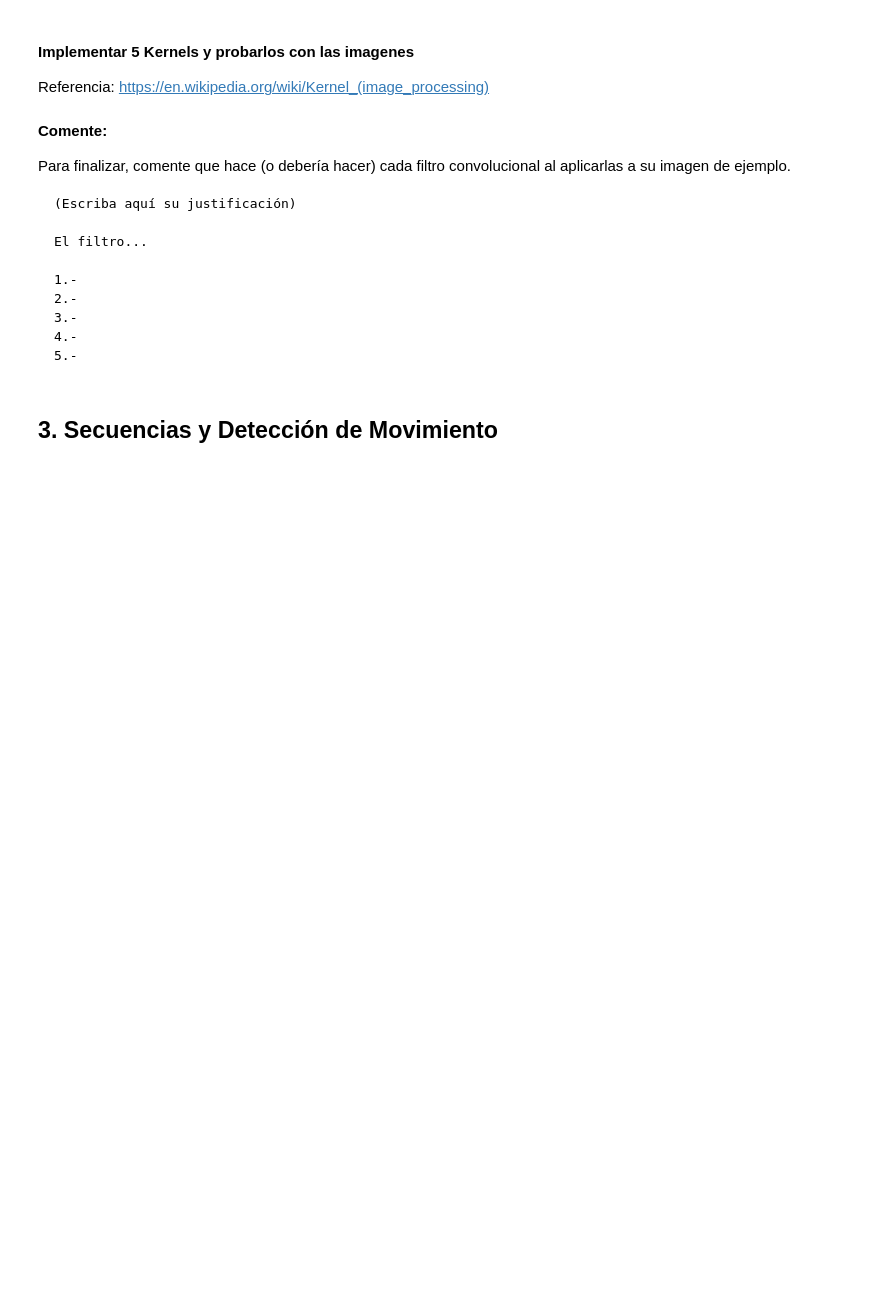
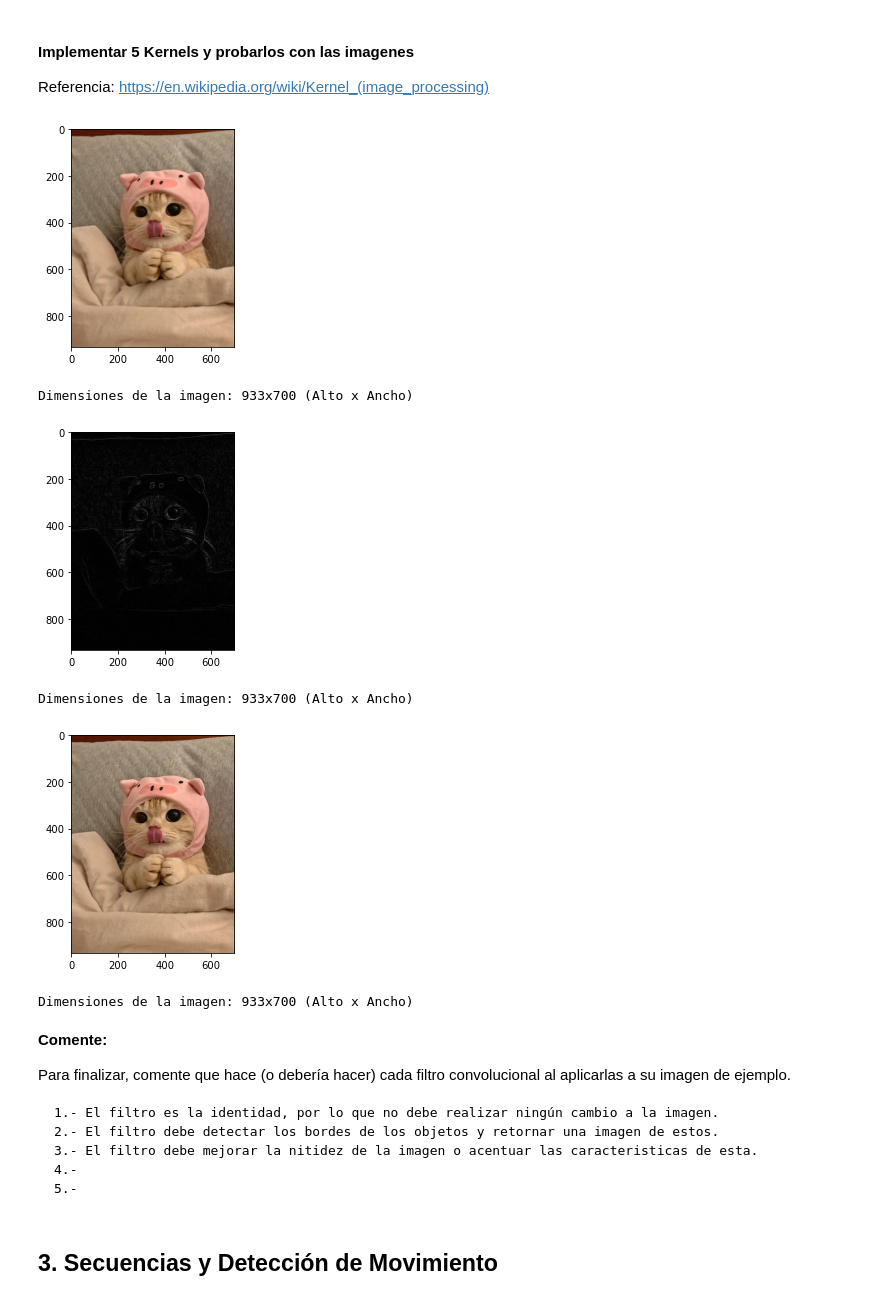
Before and after one commit to G-Urrea/labs_mds-german-antonia, a Jupyter notebook: lab_3/Laboratorio3_enunciado.ipynb, the cells around one changed output. Cells and saved outputs as stored; diff of their text form; code cells hidden in the pictures; blank space fills up the shorter version.

````diff
--- a/lab_3/Laboratorio3_enunciado.ipynb
+++ b/lab_3/Laboratorio3_enunciado.ipynb
@@ -334,8 +324,8 @@ class Imagen:
             Escalar o arreglo que será sumado a cada pixel de la imagen
         """
         nueva_imagen = self.imagen + other
-        # Setea en 255 los pixeles mayores  a 255
-        nueva_imagen = np.where(nueva_imagen>255, 255, nueva_imagen)
+        # Setea en el rango en 0-255
+        nueva_imagen = np.clip(nueva_imagen, 0, 255)
 
         return Imagen(nueva_imagen.astype(int))
 
@@ -365,10 +355,8 @@ class Imagen:
             Escalar o arreglo que será sumado a cada pixel de la imagen
         """
         nueva_imagen = self.imagen - other
-        # Setea en 255 los pixeles mayores  a 255
-        nueva_imagen = np.where(nueva_imagen>255, 255, nueva_imagen)
-        # Setea en 0 los pixeles menores a 0
-        nueva_imagen = np.where(nueva_imagen<0, 0, nueva_imagen)
+        # Setea en el rango en 0-255
+        nueva_imagen = np.clip(nueva_imagen, 0, 255)
         return Imagen(nueva_imagen.astype(int))
 
     def __rsub__(self, other):
@@ -380,10 +368,8 @@ class Imagen:
             Escalar o arreglo que será sumado a cada pixel de la imagen
         """
         nueva_imagen = other - self.imagen
-        # Setea en 255 los pixeles mayores  a 255
-        nueva_imagen = np.where(nueva_imagen>255, 255, nueva_imagen)
-        # Setea en 0 los pixeles menores a 0
-        nueva_imagen = np.where(nueva_imagen<0, 0, nueva_imagen)
+        # Setea en el rango en 0-255
+        nueva_imagen = np.clip(nueva_imagen, 0, 255)
         return Imagen(nueva_imagen.astype(int))
 
     def __mul__(self, other):
@@ -400,10 +386,8 @@ class Imagen:
             Escalar o arreglo que será sumado a cada pixel de la imagen
         """
         nueva_imagen = self.imagen*other
-        # Setea en 255 los pixeles mayores  a 255
-        nueva_imagen = np.where(nueva_imagen>255, 255, nueva_imagen)
-        # Setea en 0 los pixeles menores a 0
-        nueva_imagen = np.where(nueva_imagen<0, 0, nueva_imagen)
+        # Setea en el rango en 0-255
+        nueva_imagen = np.clip(nueva_imagen, 0, 255)
         return Imagen(nueva_imagen.astype(int))
 
     def __rmul__(self, other):
@@ -608,16 +616,30 @@ lib.conv_channel(gatito, kernel1).show()
+# %%
+# Convolución
+kernel_1 = np.array([[0,0,0],[0,1,0], [0,0,0]])
+kernel_2 = np.array([[-1,-1,-1], [-1, 8,-1], [-1, -1, -1]])
+kernel_3 = np.array([[0, -1, 0], [-1, 5, -1], [0, -1, 0]])
+kernel_4 = ...
+kernel_5 = ...
+
+show(lib.conv_channel(gatito, kernel_1))
+show(lib.conv_channel(gatito, kernel_2))
+show(lib.conv_channel(gatito, kernel_3))
+# %% [output]
+[figure, added]
+Dimensiones de la imagen: 933x700 (Alto x Ancho)
+[figure, added]
+Dimensiones de la imagen: 933x700 (Alto x Ancho)
+[figure, added]
+Dimensiones de la imagen: 933x700 (Alto x Ancho)
 # %% [markdown]
 **Comente:**
 
 Para finalizar, comente que hace (o debería hacer) cada filtro convolucional al aplicarlas a su imagen de ejemplo.
 
 ```
-(Escriba aquí su justificación)
-
-El filtro...
-
-1.-
-2.-
-3.-
+1.- El filtro es la identidad, por lo que no debe realizar ningún cambio a la imagen.
+2.- El filtro debe detectar los bordes de los objetos y retornar una imagen de estos.
+3.- El filtro debe mejorar la nitidez de la imagen o acentuar las caracteristicas de esta.
 4.-
 5.-
 ```
````
Also changed, not shown: parts of 6 cells of this notebook.
